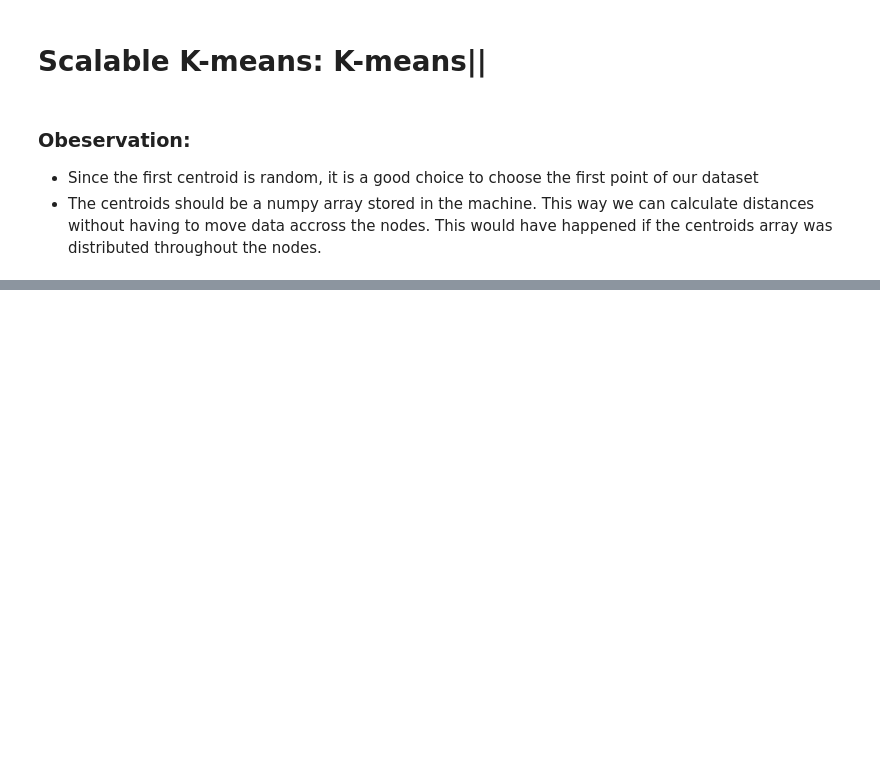
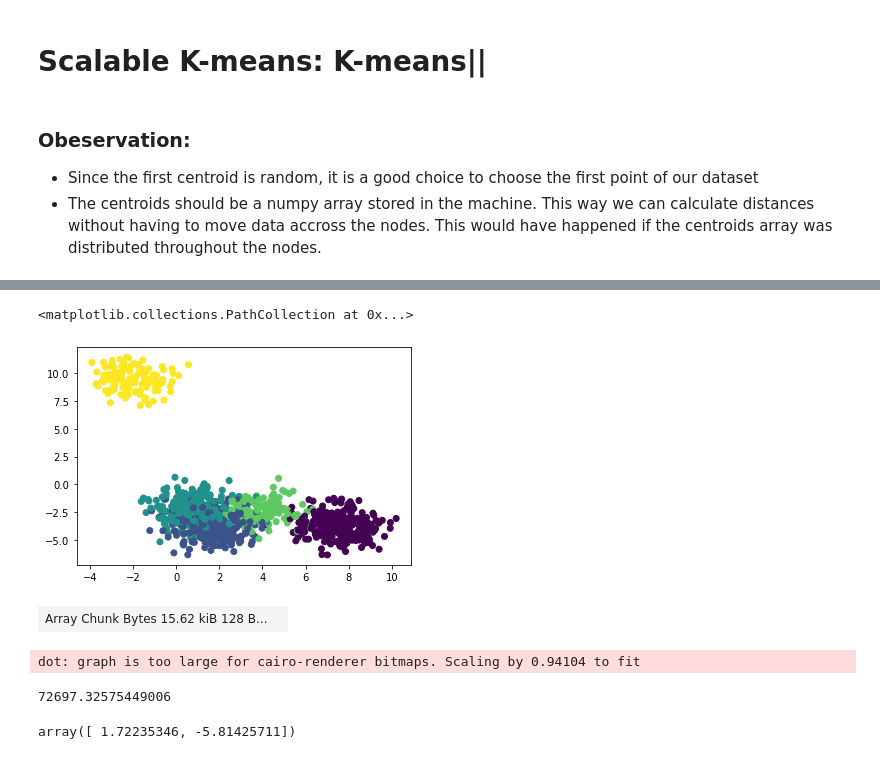
Before and after one commit to ElHuaco/Distributed-k-means, a Jupyter notebook: src/dask/notebooks/OUR CODE/Alessio_trial.ipynb, the cells around one changed output, grey strips where cells are left out. Cells and saved outputs as stored; diff of their text form; code cells hidden in the pictures; blank space fills up the shorter version.

```diff
--- a/src/dask/notebooks/OUR CODE/Alessio_trial.ipynb
+++ b/src/dask/notebooks/OUR CODE/Alessio_trial.ipynb
@@ -60,3 +10,5 @@ Worker: tcp://172.20.0.7:33441
+# %%
+num_workers = 8
 # %%
 from time import time
 
@@ -136,0 +104,24 @@ def k_means_scalable(X, k, l):
+# %%
+X, y = dask_ml.datasets.make_blobs(10, centers=5, chunks=num_workers)
+# %%
+import matplotlib.pyplot as plt
+plt.scatter(X[:,0], X[:,1], c=y)
+# %% [output]
+<matplotlib.collections.PathCollection at 0x...>
+[figure, added]
+# %%
+X.persist()
+# %% [output]
+| Array Chunk Bytes 15.62 kiB 128 B... |  |
+# %%
+test = k_means_scalable(X, 5, 1)
+# %% [output]
+dot: graph is too large for cairo-renderer bitmaps. Scaling by 0.94104 to fit
+# %%
+test
+# %% [output]
+72697.32575449006
+# %%
+X[0].compute()
+# %% [output]
+array([ 1.72235346, -5.81425711])
```
Also changed, not shown: parts of 7 cells of this notebook, 2 other files.
